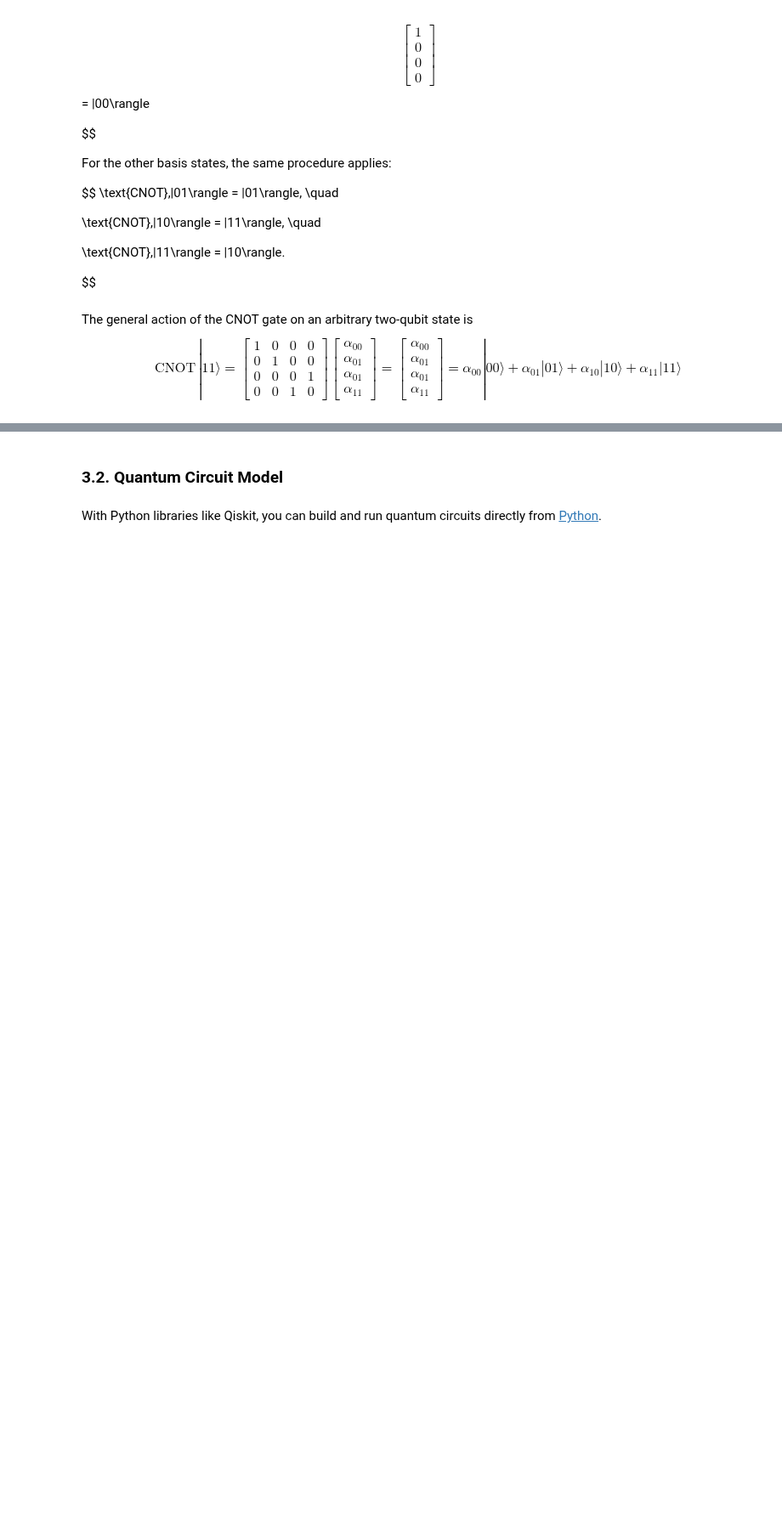
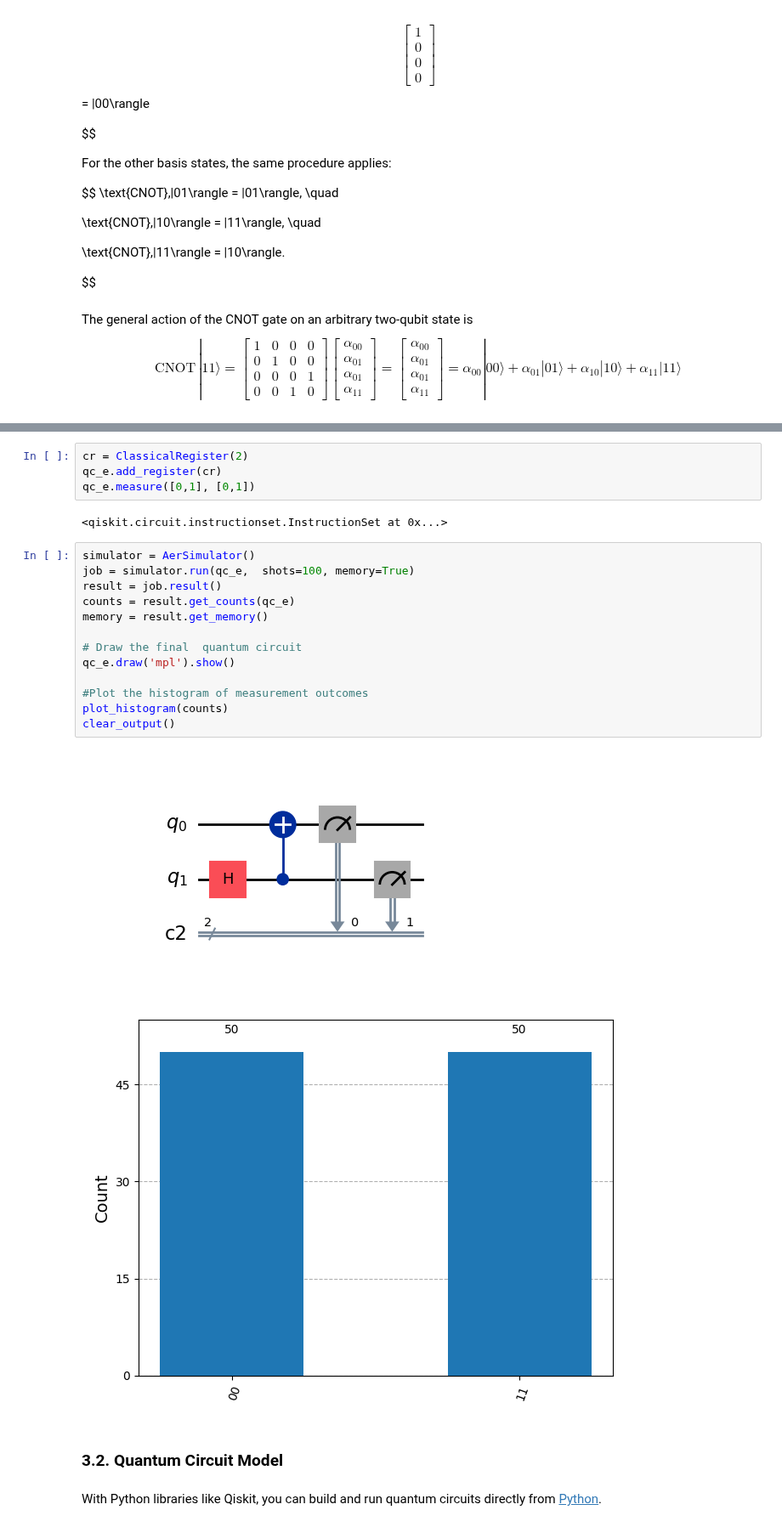
Before and after one commit to MariyaSV78/notebook_Quantum-computing, a Jupyter notebook: Quantum-computing.ipynb, the cells around one changed output, grey strips where cells are left out. Shown at 85% size. Cells and saved outputs as stored; diff of their text form; blank space fills up the shorter version.

```diff
--- a/Quantum-computing.ipynb
+++ b/Quantum-computing.ipynb
@@ -1293,3 +1338,25 @@ The algorithm described above can be implemented in Python using [Qiskit](https:
+# %%
+cr = ClassicalRegister(2)
+qc_e.add_register(cr)
+qc_e.measure([0,1], [0,1])
+# %% [output]
+<qiskit.circuit.instructionset.InstructionSet at 0x...>
+# %%
+simulator = AerSimulator()
+job = simulator.run(qc_e,  shots=100, memory=True)
+result = job.result()
+counts = result.get_counts(qc_e)
+memory = result.get_memory()
+
+# Draw the final  quantum circuit
+qc_e.draw('mpl').show()
+
+#Plot the histogram of measurement outcomes
+plot_histogram(counts)
+clear_output()
+# %% [output]
+[figure, added]
+[figure, added]
 # %% [markdown]
 ### 3.2. Quantum Circuit Model
 # %% [markdown]
```
Also changed, not shown: parts of 4 cells of this notebook, 1 other file.
